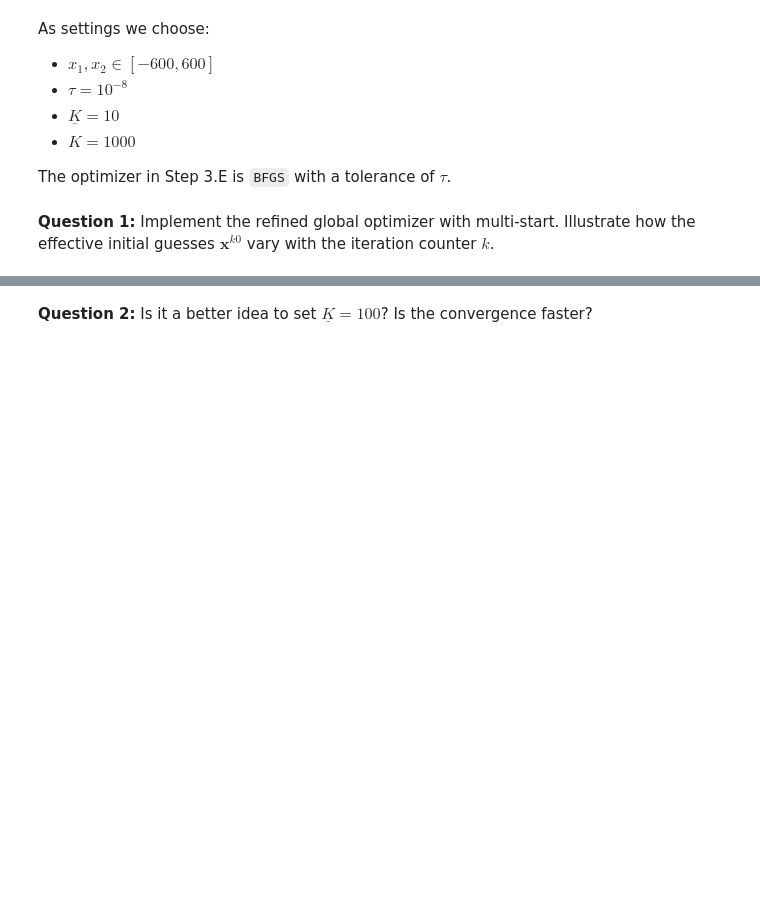
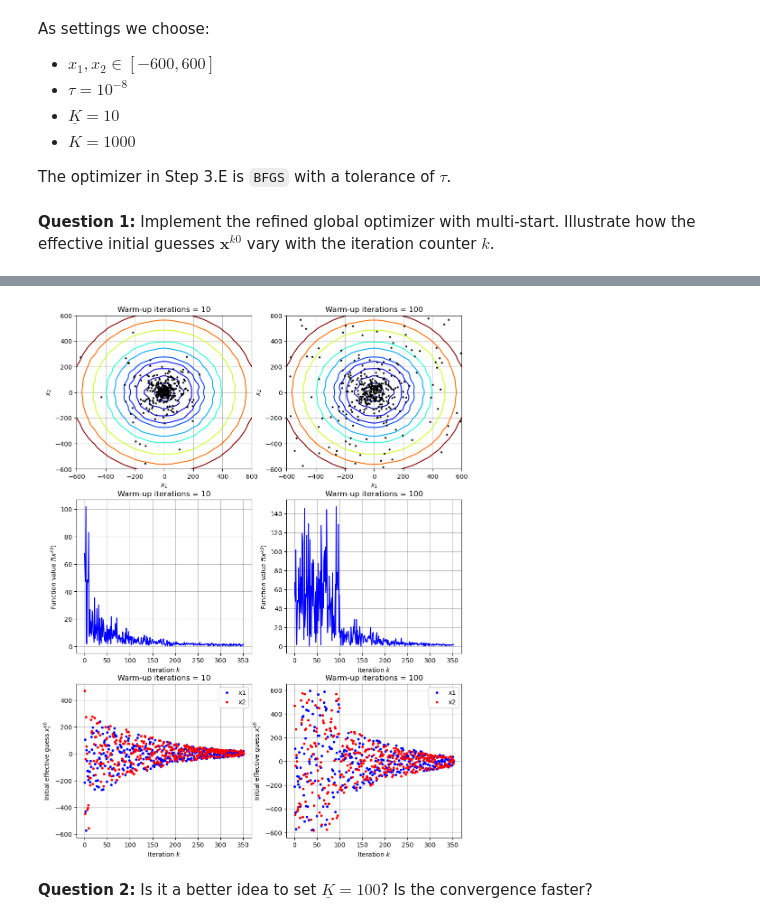
Before and after one commit to NumEconCopenhagen/projects-2023-andreas, a Jupyter notebook: examproject/Exam-2023-notebook.ipynb, the cells around one changed output, grey strips where cells are left out. Drawn from its saved outputs; the diff is of its cells as text; code cells hidden in the pictures; blank space fills up the shorter version.

```diff
--- a/examproject/Exam-2023-notebook.ipynb
+++ b/examproject/Exam-2023-notebook.ipynb
@@ -1011,0 +1075,16 @@ The optimizer in Step 3.E is `BFGS` with a tolerance of $\tau$.
+# %%
+res10 = refined_global_optimizer(griewank,
+                                 bounds=[(-600,600),(-600,600)],
+                                 tol = 10**(-8),
+                                 warmupit = 10,
+                                 maxit = 1000)
+
+xstar10, x1_zeros10, x2_zeros10, k10 = res10
+# %%
+res100 = refined_global_optimizer(griewank,
+                                  bounds=[(-600,600),(-600,600)],
+                                  tol = 10**(-8),
+                                  warmupit = 100,
+                                  maxit = 1000)
+
+xstar100, x1_zeros100, x2_zeros100, k100 = res100
@@ -1011,0 +1101,65 @@ The optimizer in Step 3.E is `BFGS` with a tolerance of $\tau$.
+# %%
+# a. grids for big plot
+x1_vec = np.linspace(-600,600)
+x2_vec = np.linspace(-600,600)
+k10_vec = np.linspace(0,k10,k10+1)
+k100_vec = np.linspace(0,k100,k100+1)
+x1_grid,x2_grid = np.meshgrid(x1_vec,x2_vec)
+griewank_grid = griewank_(x1_grid,x2_grid)
+
+values10 = griewank_(np.array(x1_zeros10),np.array(x2_zeros10))
+values100 = griewank_(np.array(x1_zeros100),np.array(x2_zeros100))
+
+# b. the plot
+fig = plt.figure(figsize=(11,15))
+
+ax1 = fig.add_subplot(3,2,1)
+ax2 = fig.add_subplot(3,2,2)
+ax3 = fig.add_subplot(3,2,3)
+ax4 = fig.add_subplot(3,2,4)
+ax5 = fig.add_subplot(3,2,5)
+ax6 = fig.add_subplot(3,2,6)
+
+# b1. the contour plot
+levels = [1,2,5,10,15,20,30,40,60,80,100]
+cs = ax1.contour(x1_grid,x2_grid,griewank_grid,levels=levels,cmap=cm.jet)
+cs = ax2.contour(x1_grid,x2_grid,griewank_grid,levels=levels,cmap=cm.jet)
+ax2.plot(x1_zeros100,x2_zeros100,'o',ms=2,color='black')
+ax1.plot(x1_zeros10,x2_zeros10,'o',ms=2,color='black')
+
+# b2. the function value against k
+ax3.plot(k10_vec,values10,'-',color='blue')
+ax4.plot(k100_vec,values100,'-',color='blue')
+
+# b3. the x^(k0) against k
+ax6.plot(k100_vec,x1_zeros100,'o',ms=3,label='x1',color='blue')
+ax6.plot(k100_vec,x2_zeros100,'o',ms=3,label='x2',color='red')
+ax5.plot(k10_vec,x1_zeros10,'o',ms=3,label='x1',color='blue')
+ax5.plot(k10_vec,x2_zeros10,'o',ms=3,label='x2',color='red')
+
+# b4. legends, labels and titles
+ax5.legend()
+ax6.legend()
+
+ax1.set_xlabel(r'$x_1$')
+ax1.set_ylabel(r'$x_2$')
+ax2.set_xlabel(r'$x_1$')
+ax2.set_ylabel(r'$x_2$')
+
+ax3.set_xlabel(r'Iteration $k$')
+ax4.set_xlabel(r'Iteration $k$')
+ax3.set_ylabel(r'Function value $f(x^{k0})$')
+ax4.set_ylabel(r'Function value $f(x^{k0})$')
+
+ax5.set_xlabel(r'Iteration $k$')
+ax6.set_xlabel(r'Iteration $k$')
+ax5.set_ylabel(r'Initial effective guess $x_i^{k0}$')
+ax6.set_ylabel(r'Initial effective guess $x_i^{k0}$')
+
+ax1.set_title('Warm-up iterations = 10')
+ax2.set_title('Warm-up iterations = 100')
+ax3.set_title('Warm-up iterations = 10')
+ax4.set_title('Warm-up iterations = 100')
+ax5.set_title('Warm-up iterations = 10')
+ax6.set_title('Warm-up iterations = 100')
+# %% [output]
@@ -1012,2 +1167,3 @@ The optimizer in Step 3.E is `BFGS` with a tolerance of $\tau$.
+[figure, added]
 # %% [markdown]
 **Question 2:** Is it a better idea to set $\underline{K} = 100$? Is the convergence faster?
```
Also changed, not shown: parts of 33 cells of this notebook.
